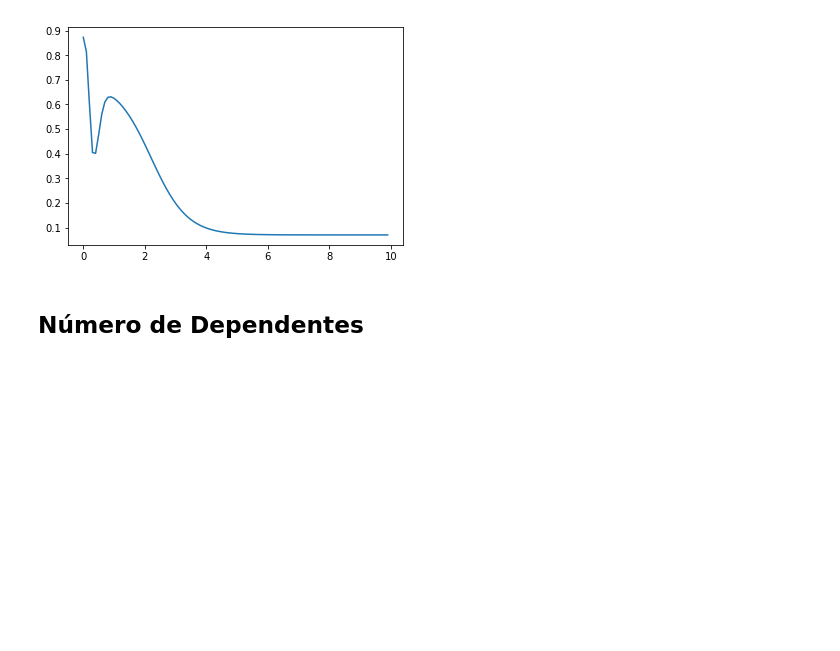
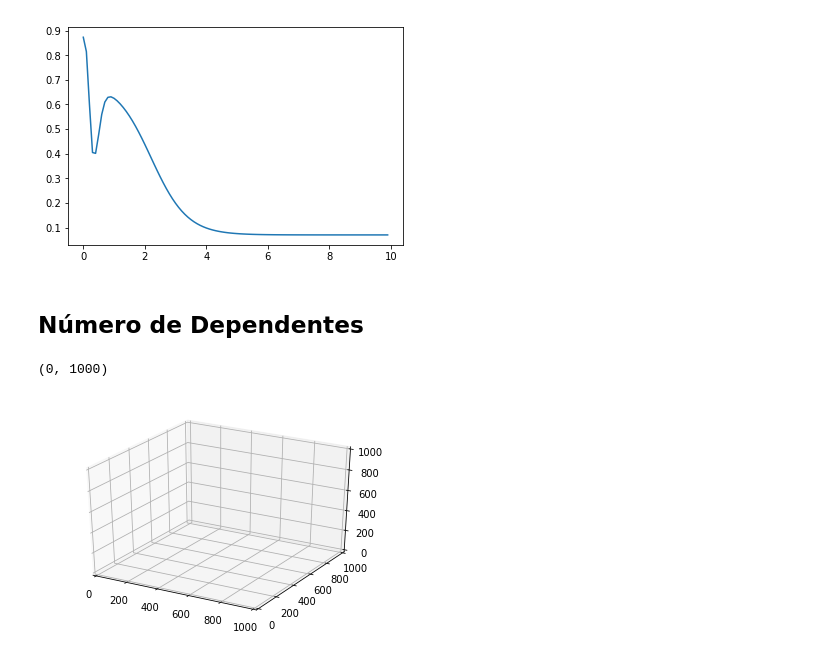
Before and after one commit to kiq005/AM-Demissao, a Jupyter notebook: Funções Base.ipynb, the cells around one changed output. Drawn from its saved outputs; the diff is of its cells as text; code cells hidden in the pictures; blank space fills up the shorter version.

```diff
--- a/Funções Base.ipynb
+++ b/Funções Base.ipynb
@@ -107,3 +109,18 @@ plt.show()
 [figure]
 # %% [markdown]
 ## Número de Dependentes
+# %%
+x_dep = np.arange(0, 10, .1)
+
+y_dep = -.4 * x_dep + -0.4 * x_rend * x_dep + .9
+
+ax = plt.axes(projection='3d')
+
+ax.plot_surface(x_dep, x_rend, y_dep, rstride=1, cstride=1, cmap='viridis', edgecolor='none')
+
+ax.set_xlim3d(0, 1000)
+ax.set_ylim3d(0,1000)
+ax.set_zlim3d(0,1000)
+# %% [output]
+(0, 1000)
+[figure, added]
```
Also changed, not shown: parts of 1 cell of this notebook.
